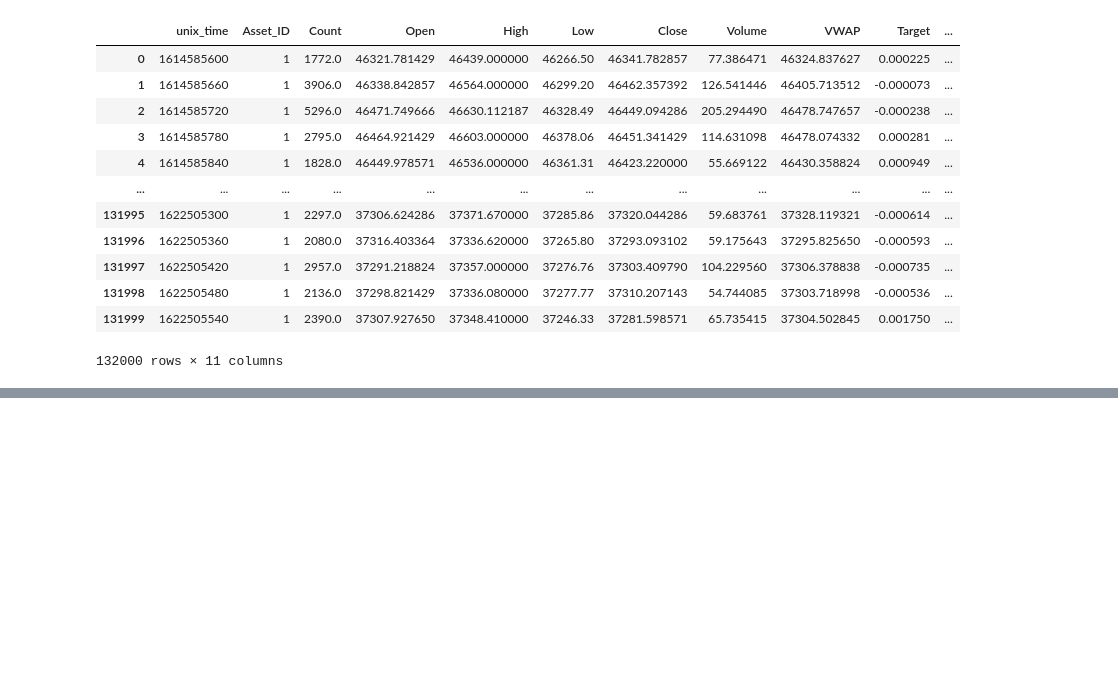
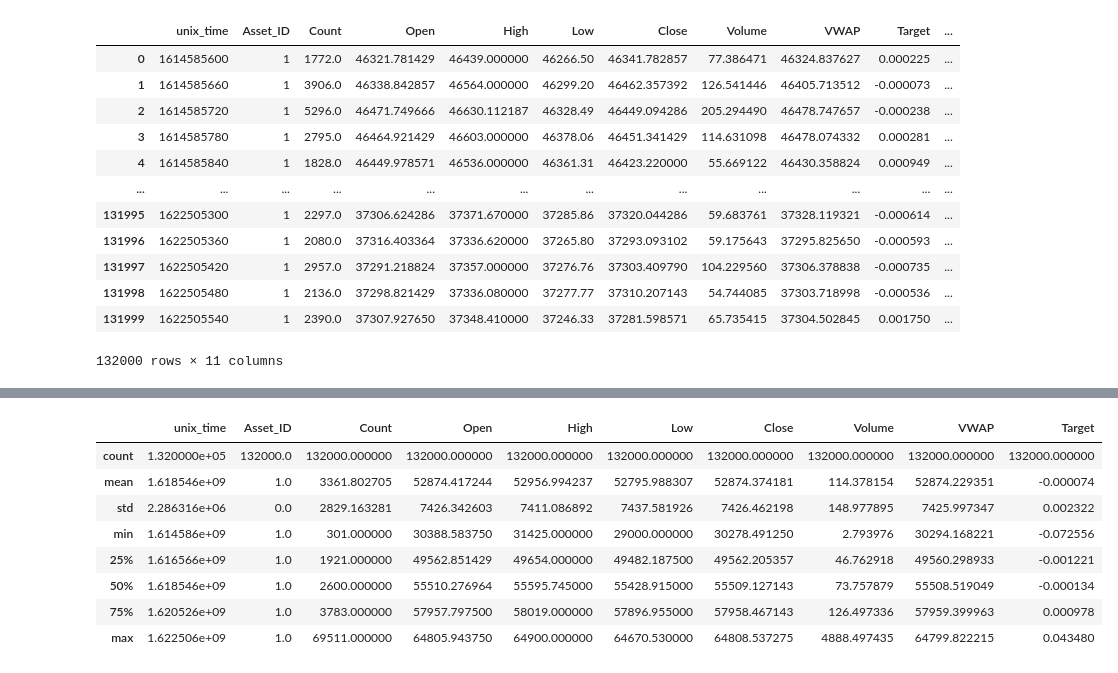
Before and after one commit to tbonar/MSDS-6373-Project, a Jupyter notebook: py_crypto.ipynb, the cells around one changed output, grey strips where cells are left out. Cells and saved outputs as stored; diff of their text form; code cells hidden in the pictures; blank space fills up the shorter version.

```diff
--- a/py_crypto.ipynb
+++ b/py_crypto.ipynb
@@ -52,0 +75,12 @@ NameError: name 'rn' is not defined
+# %%
+train.describe()
+# %% [output]
+|  | unix_time | Asset_ID | Count | Open | High | Low | Close | Volume | VWAP | Target |
+| count | 1.320000e+05 | 132000.0 | 132000.000000 | 132000.000000 | 132000.000000 | 132000.000000 | 132000.000000 | 132000.000000 | 132000.000000 | 132000.000000 |
+| mean | 1.618546e+09 | 1.0 | 3361.802705 | 52874.417244 | 52956.994237 | 52795.988307 | 52874.374181 | 114.378154 | 52874.229351 | -0.000074 |
+| std | 2.286316e+06 | 0.0 | 2829.163281 | 7426.342603 | 7411.086892 | 7437.581926 | 7426.462198 | 148.977895 | 7425.997347 | 0.002322 |
+| min | 1.614586e+09 | 1.0 | 301.000000 | 30388.583750 | 31425.000000 | 29000.000000 | 30278.491250 | 2.793976 | 30294.168221 | -0.072556 |
+| 25% | 1.616566e+09 | 1.0 | 1921.000000 | 49562.851429 | 49654.000000 | 49482.187500 | 49562.205357 | 46.762918 | 49560.298933 | -0.001221 |
+| 50% | 1.618546e+09 | 1.0 | 2600.000000 | 55510.276964 | 55595.745000 | 55428.915000 | 55509.127143 | 73.757879 | 55508.519049 | -0.000134 |
+| 75% | 1.620526e+09 | 1.0 | 3783.000000 | 57957.797500 | 58019.000000 | 57896.955000 | 57958.467143 | 126.497336 | 57959.399963 | 0.000978 |
+| max | 1.622506e+09 | 1.0 | 69511.000000 | 64805.943750 | 64900.000000 | 64670.530000 | 64808.537275 | 4888.497435 | 64799.822215 | 0.043480 |
```
Also changed, not shown: parts of 4 cells of this notebook, 1 other file.
